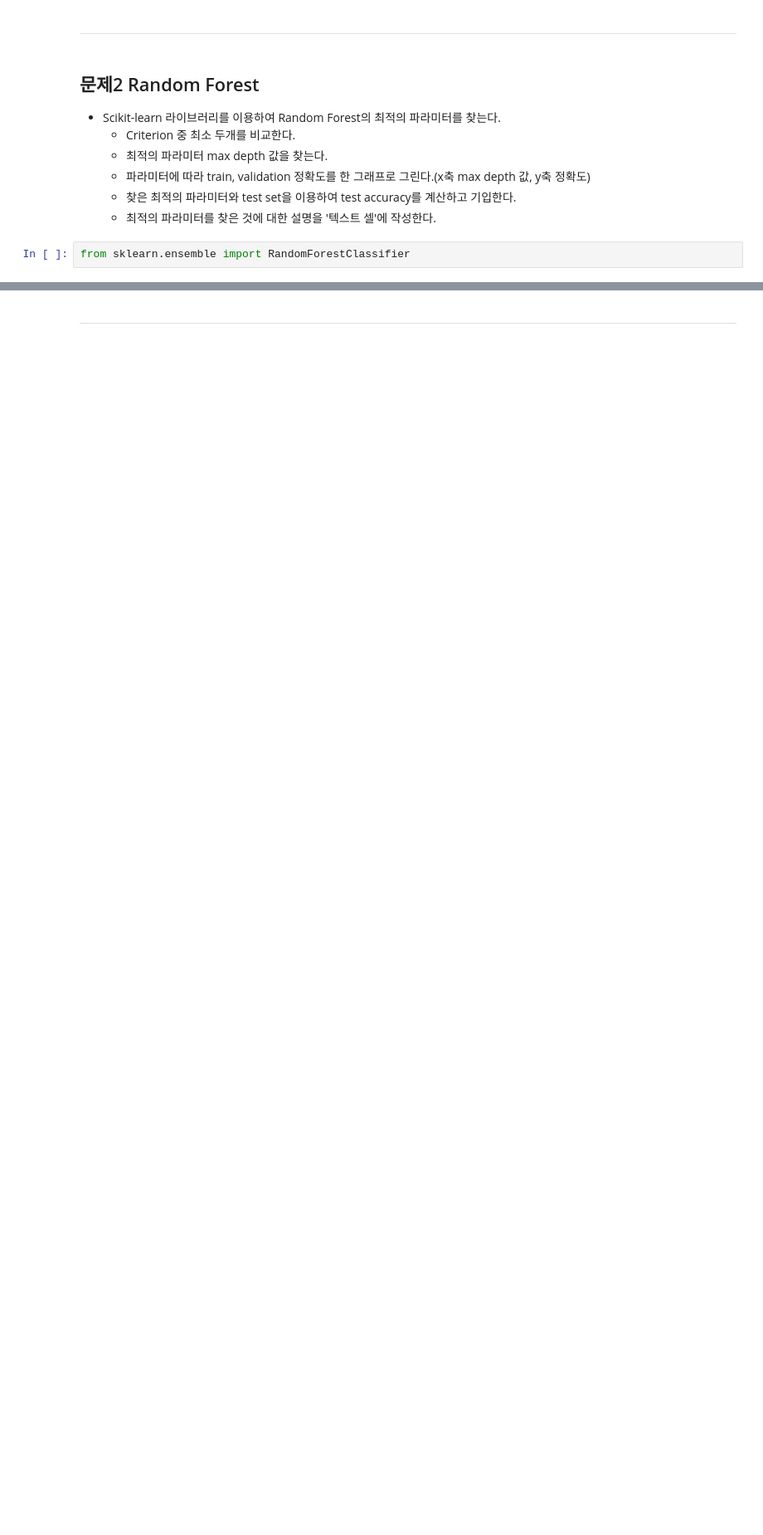
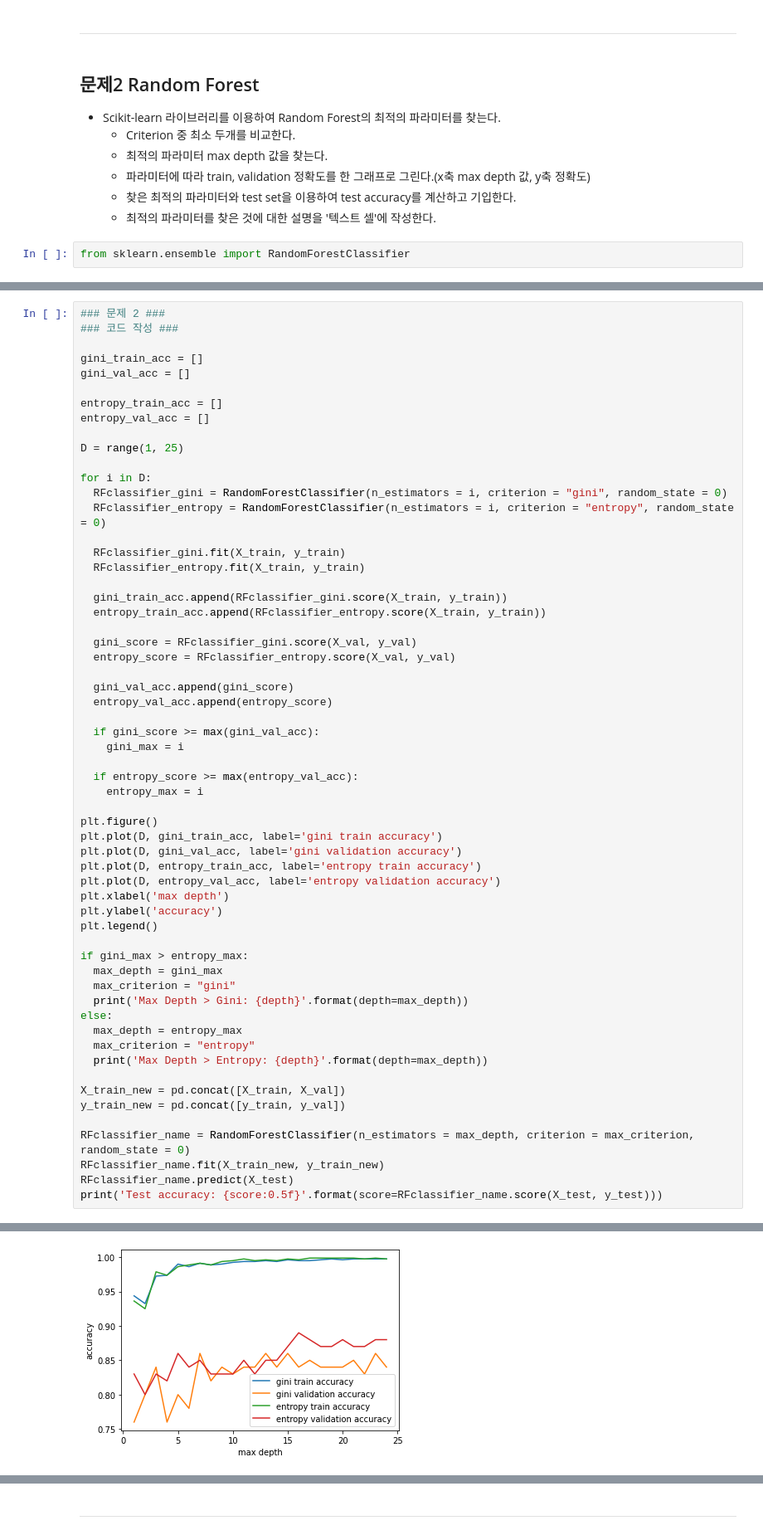
Before and after one commit to anttiey/2022F-Ajou-ML, a Jupyter notebook: HW3_ipynb의_사본.ipynb, the cells around one changed output, grey strips where cells are left out. Shown at 83% size. Cells and saved outputs as stored; diff of their text form; blank space fills up the shorter version.

```diff
--- a/HW3_ipynb의_사본.ipynb
+++ b/HW3_ipynb의_사본.ipynb
@@ -88,0 +165,60 @@ from sklearn.ensemble import RandomForestClassifier
+# %%
+### 문제 2 ###
+### 코드 작성 ###
+
+gini_train_acc = []
+gini_val_acc = []
+
+entropy_train_acc = []
+entropy_val_acc = []
+
+D = range(1, 25)
+
+for i in D:
+  RFclassifier_gini = RandomForestClassifier(n_estimators = i, criterion = "gini", random_state = 0)
+  RFclassifier_entropy = RandomForestClassifier(n_estimators = i, criterion = "entropy", random_state = 0)
+
+  RFclassifier_gini.fit(X_train, y_train)
+  RFclassifier_entropy.fit(X_train, y_train)
+
+  gini_train_acc.append(RFclassifier_gini.score(X_train, y_train))
+  entropy_train_acc.append(RFclassifier_entropy.score(X_train, y_train))
+
+  gini_score = RFclassifier_gini.score(X_val, y_val)
+  entropy_score = RFclassifier_entropy.score(X_val, y_val)
+
+  gini_val_acc.append(gini_score)
+  entropy_val_acc.append(entropy_score)
+
+  if gini_score >= max(gini_val_acc):
+    gini_max = i
+
+  if entropy_score >= max(entropy_val_acc):
+    entropy_max = i
+
+plt.figure()
+plt.plot(D, gini_train_acc, label='gini train accuracy')
+plt.plot(D, gini_val_acc, label='gini validation accuracy')
+plt.plot(D, entropy_train_acc, label='entropy train accuracy')
+plt.plot(D, entropy_val_acc, label='entropy validation accuracy')
+plt.xlabel('max depth')
+plt.ylabel('accuracy')
+plt.legend()
+
+if gini_max > entropy_max:
+  max_depth = gini_max
+  max_criterion = "gini"
+  print('Max Depth > Gini: {depth}'.format(depth=max_depth))
+else:
+  max_depth = entropy_max
+  max_criterion = "entropy"
+  print('Max Depth > Entropy: {depth}'.format(depth=max_depth))
+
+X_train_new = pd.concat([X_train, X_val])
+y_train_new = pd.concat([y_train, y_val])
+
+RFclassifier_name = RandomForestClassifier(n_estimators = max_depth, criterion = max_criterion, random_state = 0)
+RFclassifier_name.fit(X_train_new, y_train_new)
+RFclassifier_name.predict(X_test)
+print('Test accuracy: {score:0.5f}'.format(score=RFclassifier_name.score(X_test, y_test)))
+# %% [output]
@@ -88,0 +227 @@ from sklearn.ensemble import RandomForestClassifier
+[figure, added]
```
Also changed, not shown: parts of 32 cells of this notebook.
